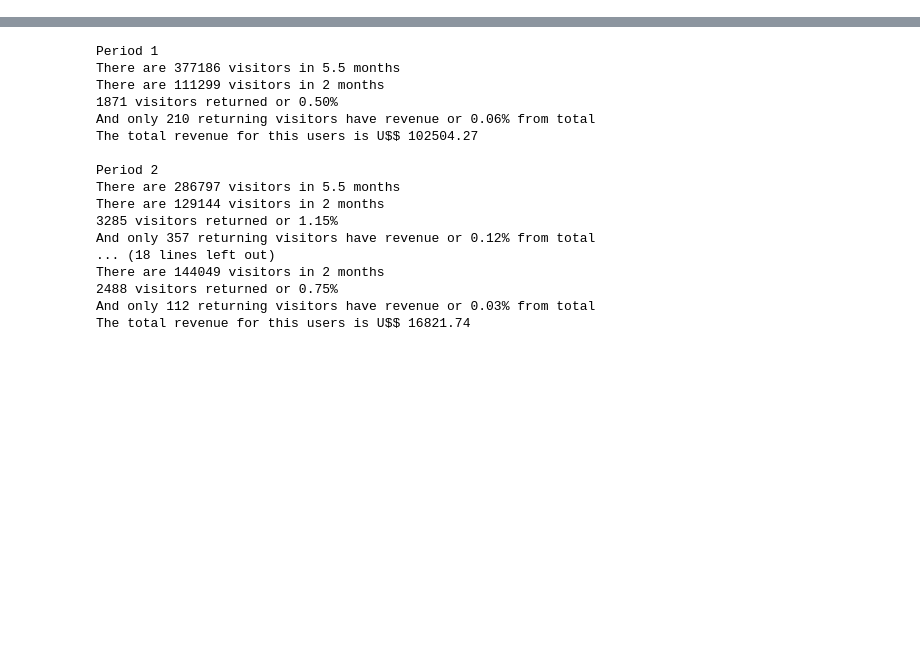
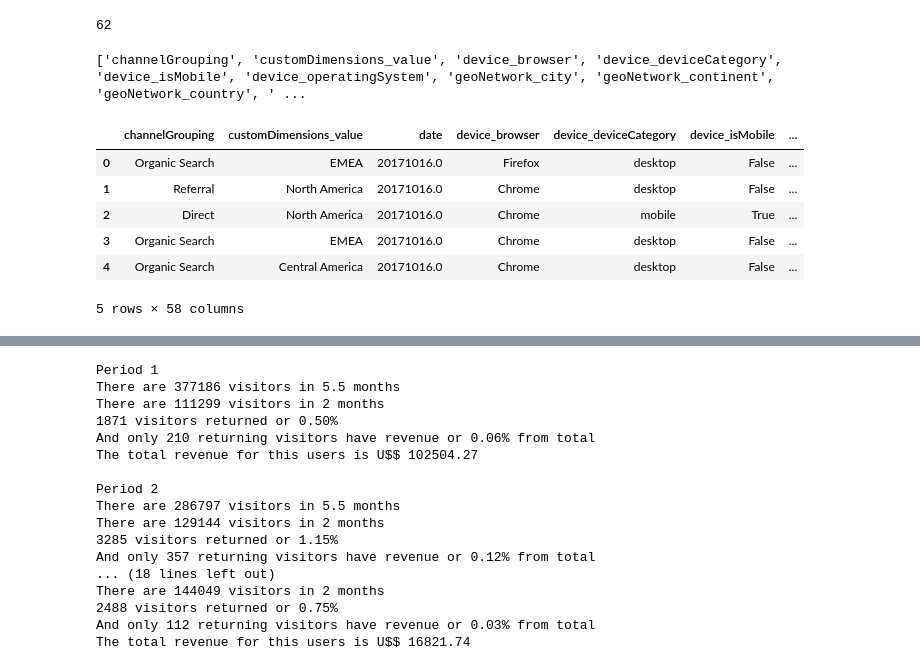
Before and after one commit to BaiTongZheng/GS_Prediction, a Jupyter notebook: DataCombine_and_BaseModel.ipynb, the cells around one changed output, grey strips where cells are left out. Saved outputs shown, nothing was run; the diff lists cells and outputs as text; code cells hidden in the pictures; blank space fills up the shorter version.

```diff
--- a/DataCombine_and_BaseModel.ipynb
+++ b/DataCombine_and_BaseModel.ipynb
@@ -43,0 +103,45 @@ Wall time: 7.76 s
+# %%
+test['referralPath_depth']=test['trafficSource_referralPath'][test['trafficSource_referralPath'].notnull()].apply(lambda x:x.count('/'))
+test['exitScreenName_depth']=test['hits_appInfo.exitScreenName'][test['hits_appInfo.exitScreenName'].notnull()].apply(lambda x:x.count('/'))
+test['landingScreenName_depth']=test['hits_appInfo.landingScreenName'][test['hits_appInfo.landingScreenName'].notnull()].apply(lambda x:x.count('/'))
+test['pagePath_depth']=test['hits_page.pagePath'][test['hits_page.pagePath'].notnull()].apply(lambda x:x.count('/'))
+test['pagePathLevel1_depth']=test['hits_page.pagePathLevel1'][test['hits_page.pagePathLevel1'].notnull()].apply(lambda x:x.count('/'))
+test['pagePathLevel2_depth']=test['hits_page.pagePathLevel2'][test['hits_page.pagePathLevel2'].notnull()].apply(lambda x:x.count('/'))
+test['pagePathLevel3_depth']=test['hits_page.pagePathLevel3'][test['hits_page.pagePathLevel3'].notnull()].apply(lambda x:x.count('/'))
+test['pagePathLevel4_depth']=test['hits_page.pagePathLevel4'][test['hits_page.pagePathLevel4'].notnull()].apply(lambda x:x.count('/'))
+test['hits_referer_depth']=test['hits_referer'][test['hits_referer'].notnull()].apply(lambda x:x.count('/'))
+len(test.columns)
+# %% [output]
+62
+# %%
+depth_feature = ['referralPath_depth','exitScreenName_depth','landingScreenName_depth',
+                'pagePath_depth','pagePathLevel1_depth','pagePathLevel2_depth',
+                'pagePathLevel3_depth','pagePathLevel4_depth','hits_referer_depth']
+cat_feature = [f for f in train.columns if (f not in exclude_feature+num_feature+depth_feature)]
+print(cat_feature)
+# %% [output]
+['channelGrouping', 'customDimensions_value', 'device_browser', 'device_deviceCategory', 'device_isMobile', 'device_operatingSystem', 'geoNetwork_city', 'geoNetwork_continent', 'geoNetwork_country', ' ...
+# %%
+##将缺失值表示统一
+def replaceCatNa(df):
+    Nalist = ['(not set)','0','not available in demo dataset','unknown.unknown','(not provided)','(none)']
+    for col in cat_feature:
+        df[col] = df[col].astype('str')
+        df[col] = df[col].apply(lambda x : np.nan if x in Nalist else x)
+    return df
+# %%
+train = replaceCatNa(train)
+test = replaceCatNa(test)
+# %%
+###将时间戳转换为标准时间表示
+train.visitStartTime = pd.to_datetime(train.visitStartTime, unit='s')
+test.visitStartTime = pd.to_datetime(test.visitStartTime, unit='s')
+train.head()
+# %% [output]
+|  | channelGrouping | customDimensions_value | date | device_browser | device_deviceCategory | device_isMobile | ... |
+| 0 | Organic Search | EMEA | 20171016.0 | Firefox | desktop | False | ... |
+| 1 | Referral | North America | 20171016.0 | Chrome | desktop | False | ... |
+| 2 | Direct | North America | 20171016.0 | Chrome | mobile | True | ... |
+| 3 | Organic Search | EMEA | 20171016.0 | Chrome | desktop | False | ... |
+| 4 | Organic Search | Central America | 20171016.0 | Chrome | desktop | False | ... |
+5 rows × 58 columns
```
Also changed, not shown: parts of 40 cells of this notebook.
